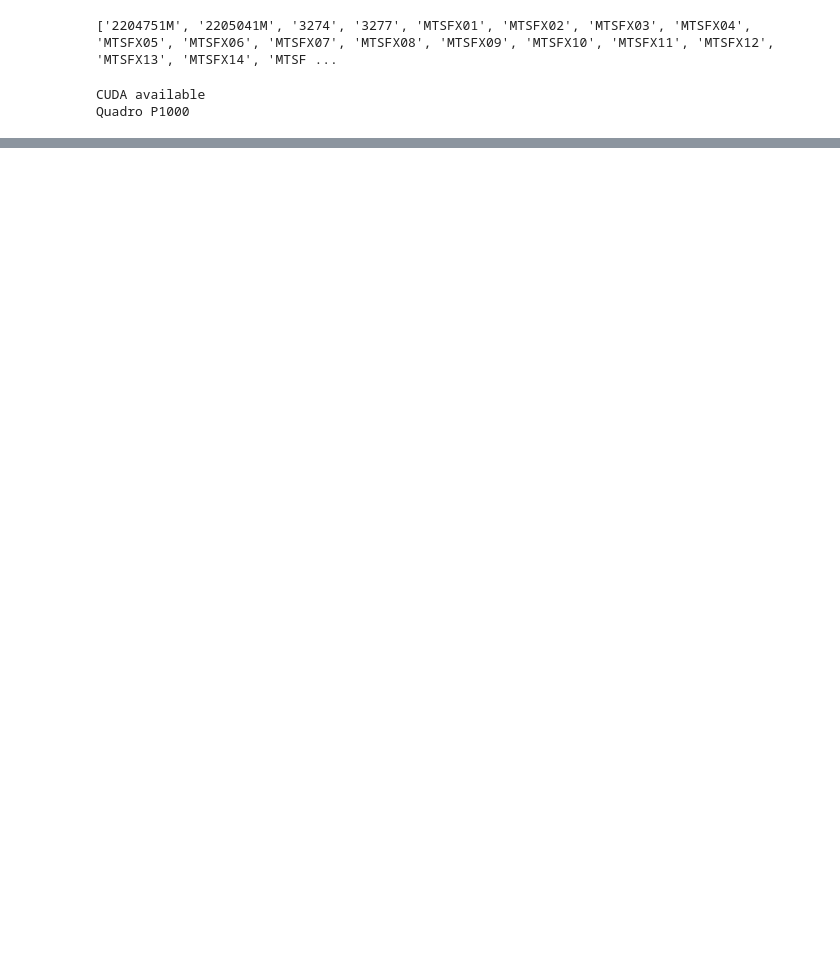
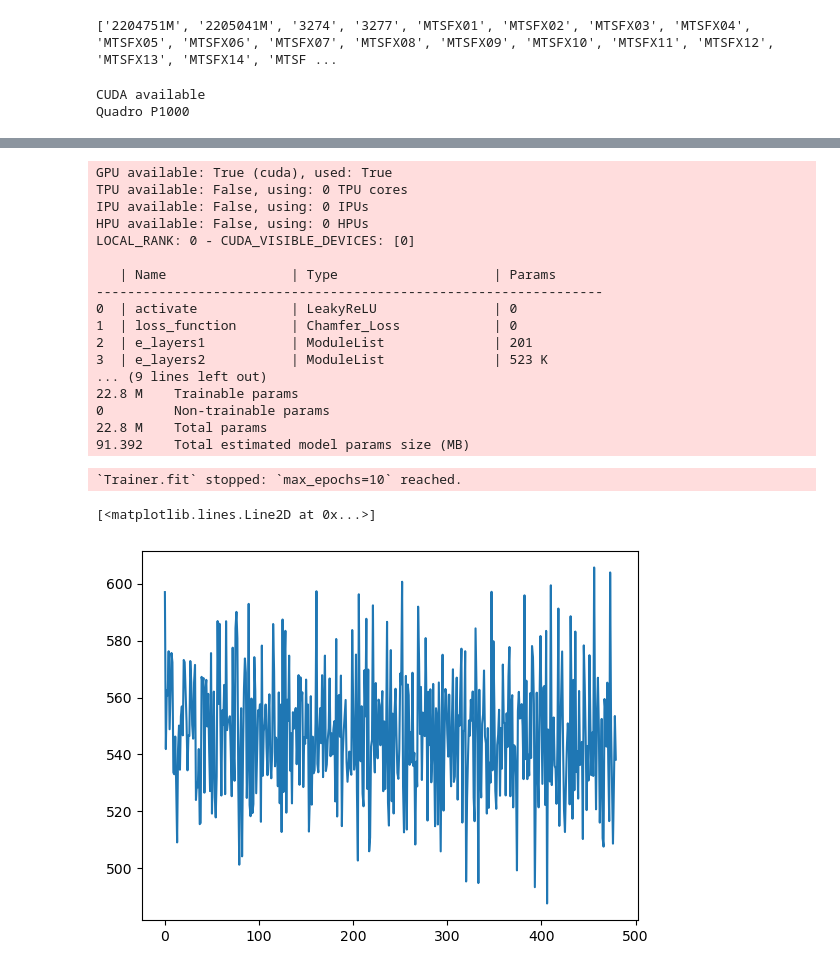
Before and after one commit to awilzman/mbl, a Jupyter notebook: anybone/train.ipynb, the cells around one changed output, grey strips where cells are left out. Drawn from its saved outputs; the diff is of its cells as text; code cells hidden in the pictures; blank space fills up the shorter version.

```diff
--- a/anybone/train.ipynb
+++ b/anybone/train.ipynb
@@ -402,0 +434,40 @@ LOCAL_RANK: 0 - CUDA_VISIBLE_DEVICES: [0]
+# %%
+def extract_state_lists(state_dict, layer_prefixes):
+    state_lists = []
+
+    for layer_prefix in layer_prefixes:
+        layer_list = [key for key in state_dict.keys() if layer_prefix in key and 'weight' in key]
+        state = []
+
+        for idx, key in enumerate(layer_list):
+            weight_size = state_dict[key].size()
+            state.append([weight_size[1], weight_size[0]])
+
+        state_lists.append(state)
+
+    return state_lists
+
+def grow_network(network, losses, thresh_scale=0.8, width_scale=0.2):
+    losses = torch.tensor(losses).detach().cpu()
+    quarter_size = len(losses) // 4
+    third_quarter_losses = losses[2 * quarter_size:3 * quarter_size]
+    fourth_quarter_losses = losses[3 * quarter_size:]
+
+    # Calculate mean losses for each quarter
+    third_quarter_mean = third_quarter_losses.mean()
+    fourth_quarter_mean = fourth_quarter_losses.mean()
+
+    # Compare fourth quarter loss to threshold scaled third quarter loss
+    if fourth_quarter_mean > third_quarter_mean * thresh_scale:
+        print('Growing the network!')
+        for layer_type in range(1, 5):
+            feat_list = []
+            for mo in network.get_layer_list(layer_type):
+                feat_list.extend([mo.in_features, mo.out_features])
+            a = feat_list[0]
+            b = feat_list[-1] if len(feat_list) < 4 else feat_list[3]
+            new_width = int(a * width_scale + b * (1 - width_scale))
+            network.add_layer(layer_type, 0)
+            network.change_width(layer_type, 0, new_width)
+
+    return network
@@ -402,0 +498,24 @@ LOCAL_RANK: 0 - CUDA_VISIBLE_DEVICES: [0]
+# %%
+network, losses = train_autoencoder(surf, network, epochs, LR, wtd, batch, pint, device)
+plt.plot(losses)
+# %% [output]
+GPU available: True (cuda), used: True
+TPU available: False, using: 0 TPU cores
+IPU available: False, using: 0 IPUs
+HPU available: False, using: 0 HPUs
+LOCAL_RANK: 0 - CUDA_VISIBLE_DEVICES: [0]
+
+   | Name                | Type                    | Params
+-----------------------------------------------------------------
+0  | activate            | LeakyReLU               | 0
+1  | loss_function       | Chamfer_Loss            | 0
+2  | e_layers1           | ModuleList              | 201
+3  | e_layers2           | ModuleList              | 523 K
+... (9 lines left out)
+22.8 M    Trainable params
+0         Non-trainable params
+22.8 M    Total params
+91.392    Total estimated model params size (MB)
+`Trainer.fit` stopped: `max_epochs=10` reached.
+[<matplotlib.lines.Line2D at 0x...>]
+[figure, added]
```
Also changed, not shown: parts of 10 cells of this notebook, 19 other files.
